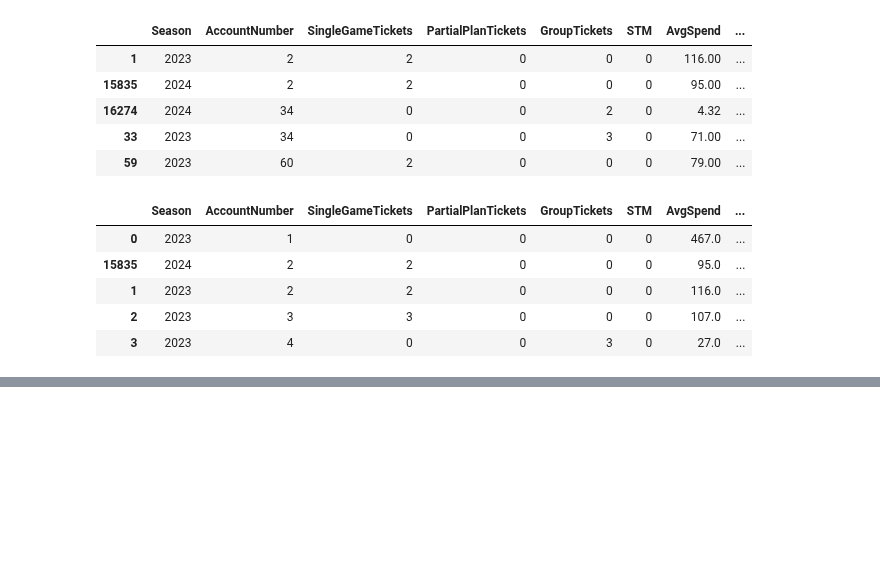
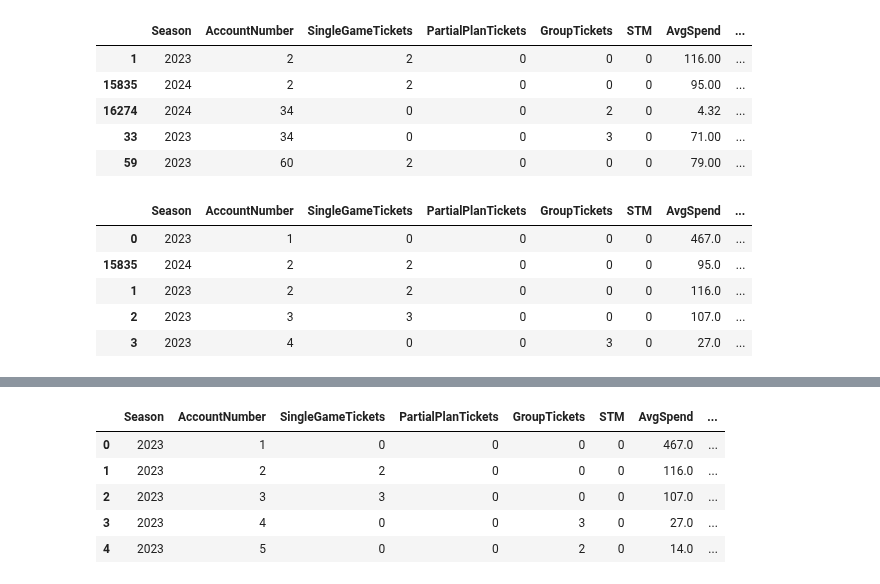
Before and after one commit to chowdhuryj-github/BucksFanExperience, a Jupyter notebook: BucksExploratoryDataAnalysis/MergingALSL.ipynb, the cells around one changed output, grey strips where cells are left out. Cells and saved outputs as stored; diff of their text form; code cells hidden in the pictures; blank space fills up the shorter version.

```diff
--- a/BucksExploratoryDataAnalysis/MergingALSL.ipynb
+++ b/BucksExploratoryDataAnalysis/MergingALSL.ipynb
@@ -59,0 +92,9 @@ seat_2023 = seat[seat['Season']==2023]
+# %%
+account_2023.head()
+# %% [output]
+|  | Season | AccountNumber | SingleGameTickets | PartialPlanTickets | GroupTickets | STM | AvgSpend | ... |
+| 0 | 2023 | 1 | 0 | 0 | 0 | 0 | 467.0 | ... |
+| 1 | 2023 | 2 | 2 | 0 | 0 | 0 | 116.0 | ... |
+| 2 | 2023 | 3 | 3 | 0 | 0 | 0 | 107.0 | ... |
+| 3 | 2023 | 4 | 0 | 0 | 3 | 0 | 27.0 | ... |
+| 4 | 2023 | 5 | 0 | 0 | 2 | 0 | 14.0 | ... |
```
Also changed, not shown: parts of 8 cells of this notebook, 1 other file.
